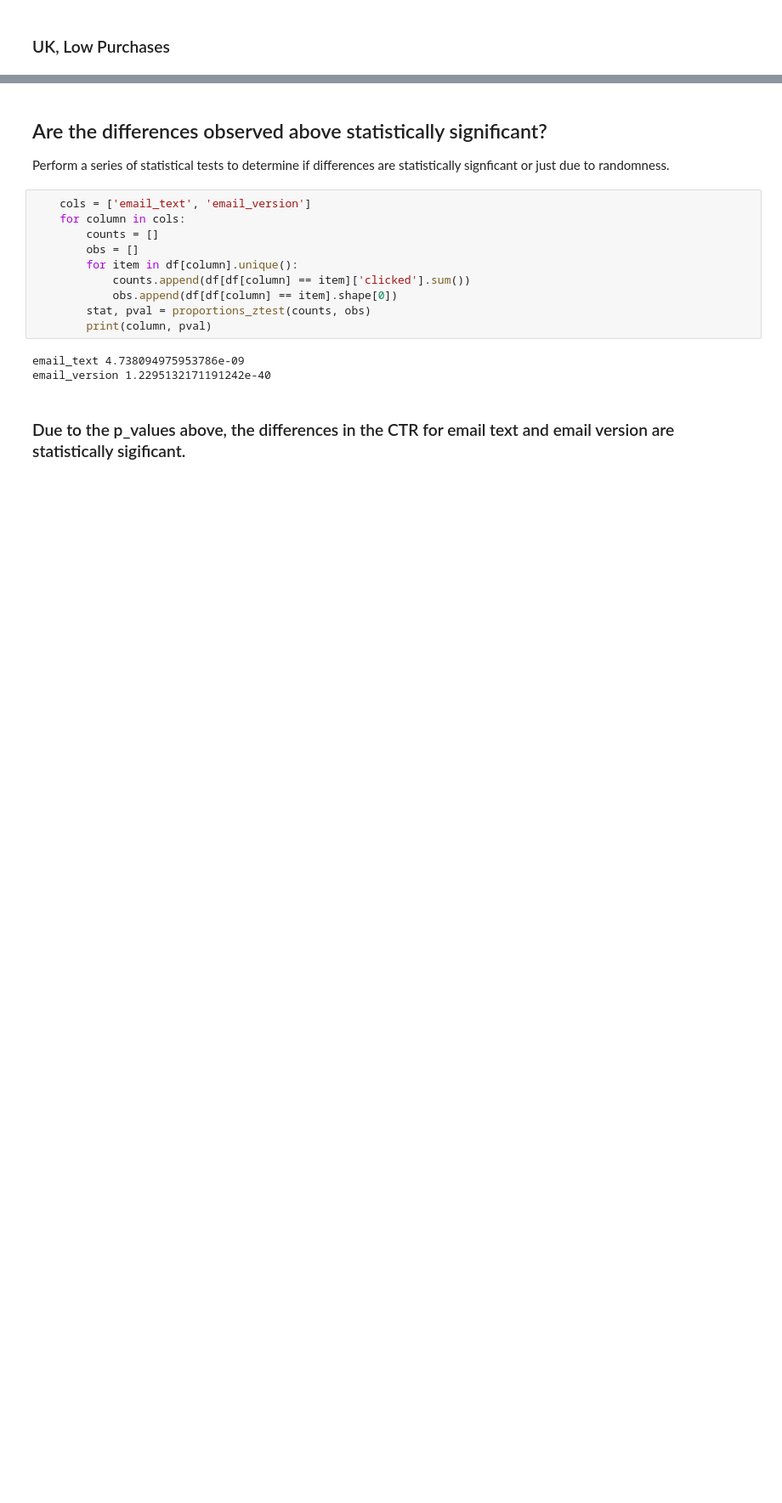
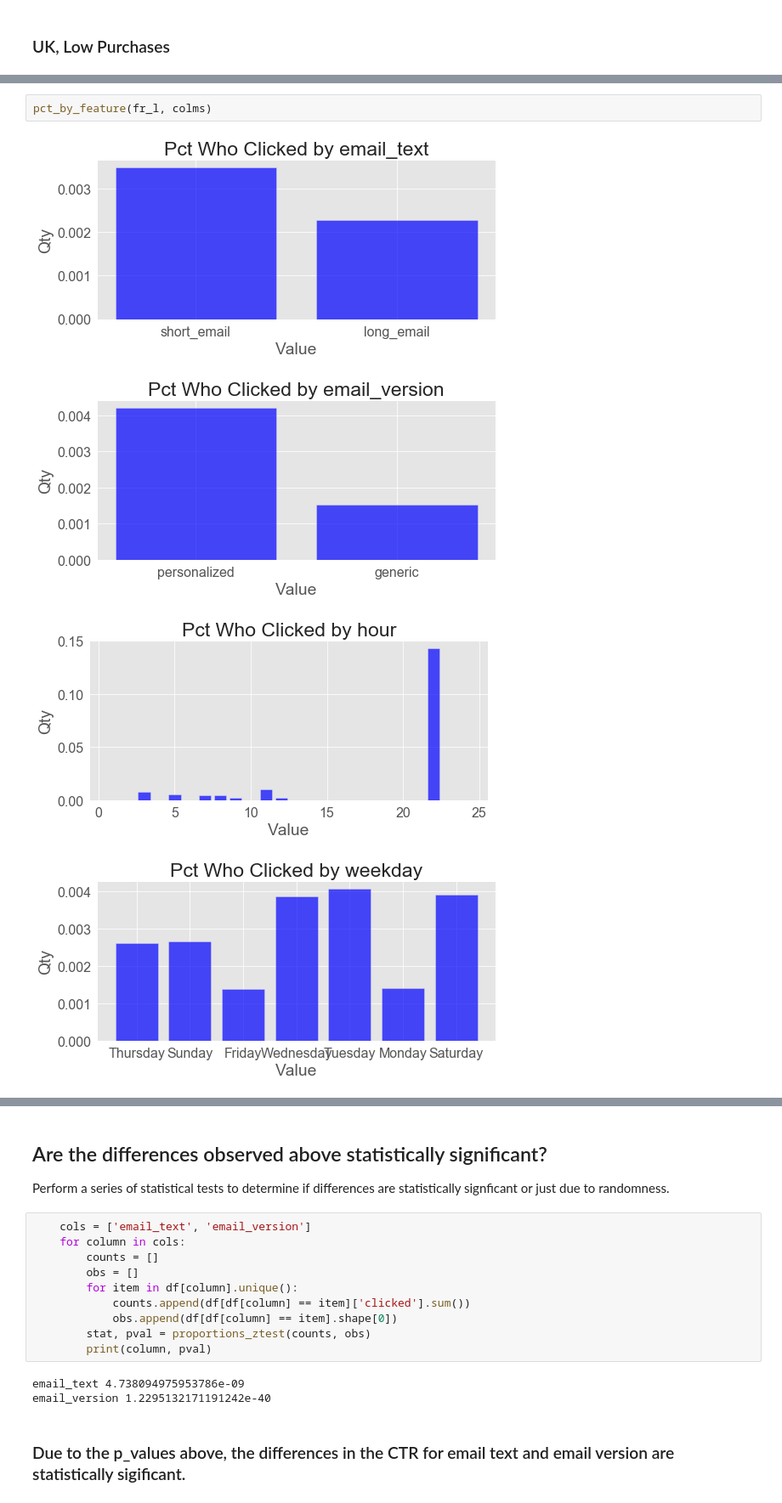
Before and after one commit to jeremymiller00/email_marketing, a Jupyter notebook: email_marketing_report.ipynb, the cells around one changed output, grey strips where cells are left out. Shown at 85% size. Saved outputs shown, nothing was run; the diff lists cells and outputs as text; blank space fills up the shorter version.

```diff
--- a/email_marketing_report.ipynb
+++ b/email_marketing_report.ipynb
@@ -112,0 +152,7 @@ pct_by_feature(us_h, colms)
+# %%
+pct_by_feature(fr_l, colms)
+# %% [output]
+[figure, added]
+[figure, added]
+[figure, added]
+[figure, added]
```
Also changed, not shown: parts of 16 cells of this notebook.
